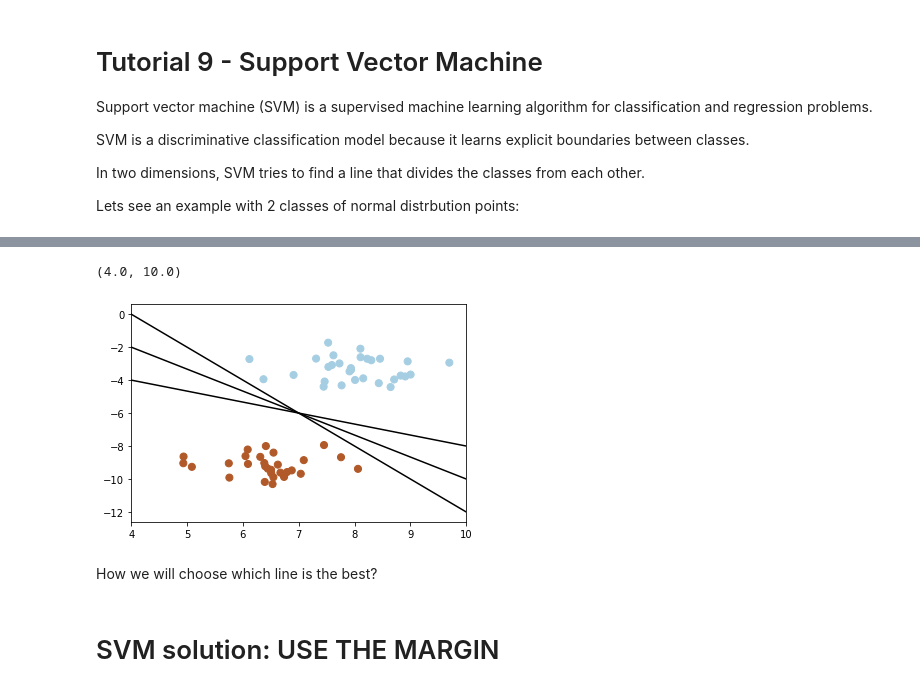
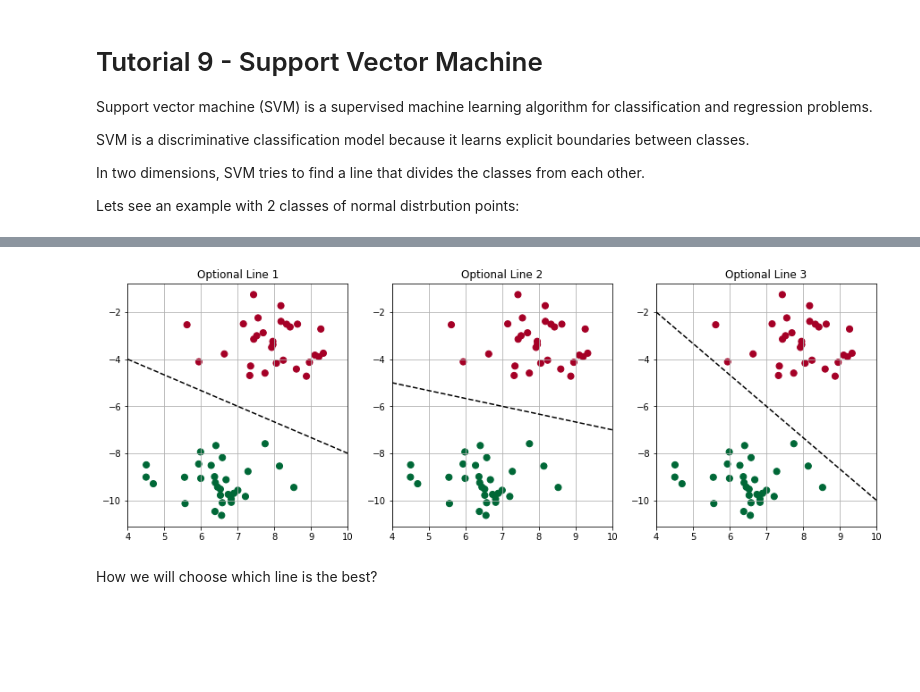
Before and after one commit to eyalhizmi/Machine-learning-methods-for-fMRI-signal-analysis, a Jupyter notebook: tutorials/svm.ipynb, the cells around one changed output, grey strips where cells are left out. Cells and saved outputs as stored; diff of their text form; code cells hidden in the pictures; blank space fills up the shorter version.

```diff
--- a/tutorials/svm.ipynb
+++ b/tutorials/svm.ipynb
@@ -26,15 +28,15 @@ let's see a few posible lines:
-# %%
-
-X, y = make_blobs(n_samples=60, centers=2, random_state=6 , cluster_std=0.7)
-plt.plot([4, 10], [-4, -8], 'k-')
-plt.plot([4, 10], [-2, -10], 'k-')
-plt.plot([4, 10], [0, -12], 'k-')
-plt.scatter(X[:, 0], X[:, 1], c=y, s=50, cmap=plt.cm.Paired)
-plt.xlim(4,10)
-# %% [output]
-(4.0, 10.0)
-[figure, removed]
+# %%
+X, y = make_blobs(n_samples=60, centers=2, random_state=6 , cluster_std=0.9)
+fig, ax = plt.subplots(1,3, figsize = (15,5))
+
+x_point = [4, 10]
+for  i , y_points in enumerate([[-4, -8] ,[-5, - 7], [-2, -10] ]):
+  ax[i].scatter(X[:, 0], X[:, 1], c=y, s=50, cmap='RdYlGn')
+  ax[i].plot(x_point, y_points, 'k--')
+  ax[i].grid()
+  ax[i].set_xlim(x_point)
+  ax[i].set_title(f'Optional Line {i+1}')
+# %% [output]
+[figure, added]
 # %% [markdown]
 How we will choose which line is the best?
-# %% [markdown]
-# SVM solution: USE THE MARGIN
```
Also changed, not shown: parts of 5 cells of this notebook.
